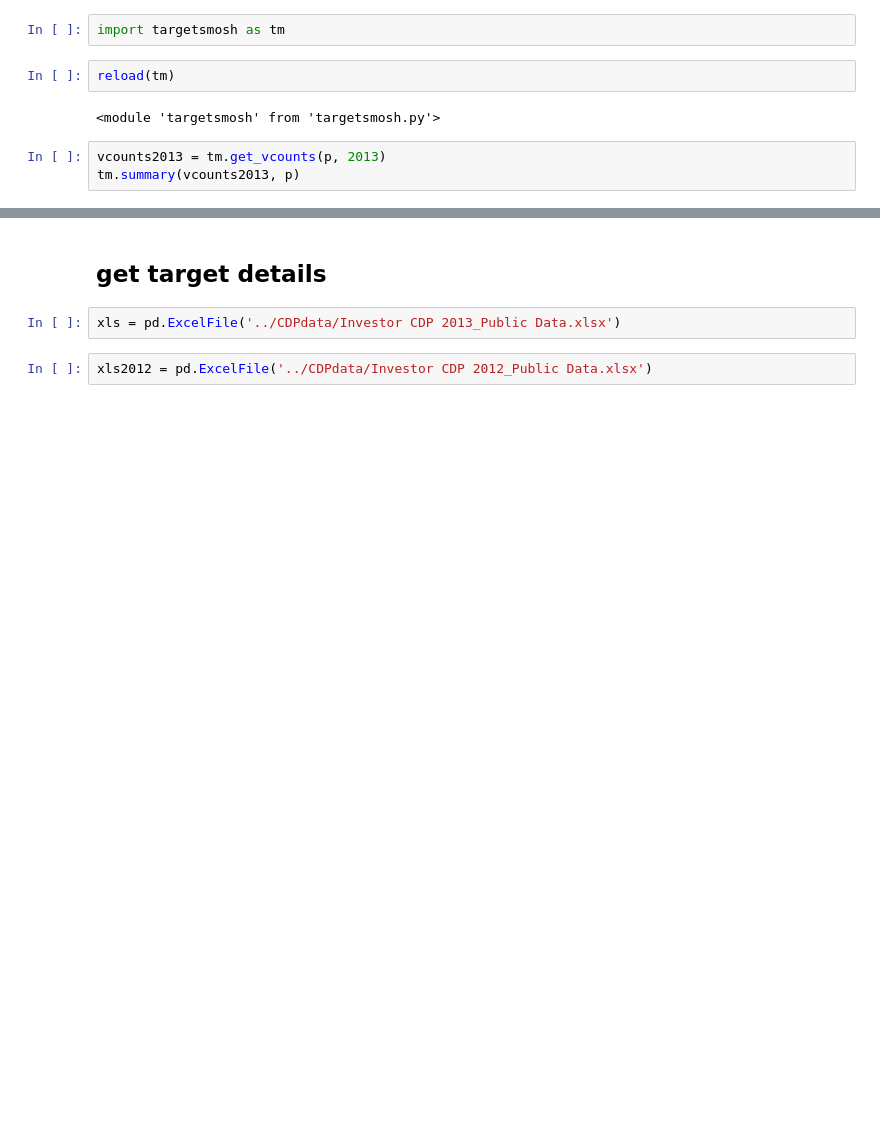
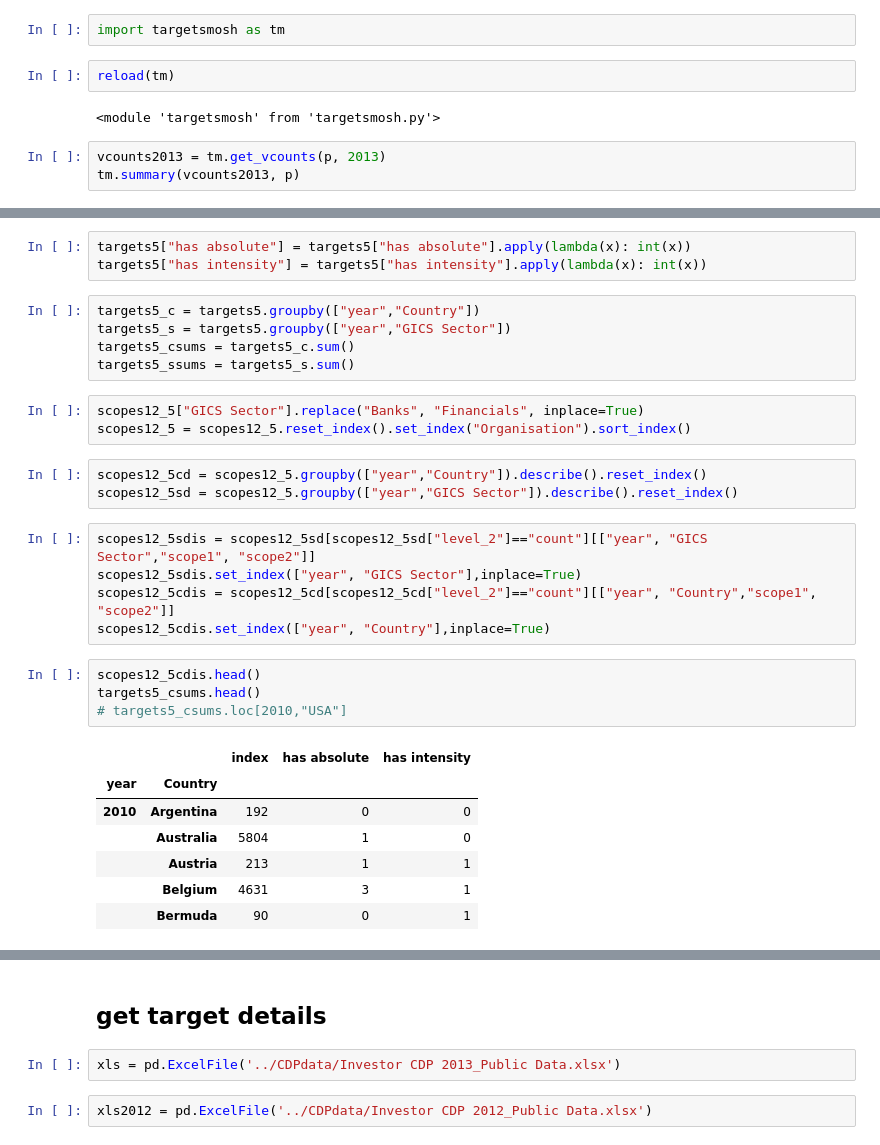
Before and after one commit to mirthbottle/ghg, a Jupyter notebook: company goals.ipynb, the cells around one changed output, grey strips where cells are left out. Drawn from its saved outputs; the diff is of its cells as text; blank space fills up the shorter version.

```diff
--- a/company goals.ipynb
+++ b/company goals.ipynb
@@ -77,0 +122,31 @@ targets2012.head()
+# %%
+targets5["has absolute"] = targets5["has absolute"].apply(lambda(x): int(x))
+targets5["has intensity"] = targets5["has intensity"].apply(lambda(x): int(x))
+# %%
+targets5_c = targets5.groupby(["year","Country"])
+targets5_s = targets5.groupby(["year","GICS Sector"])
+targets5_csums = targets5_c.sum()
+targets5_ssums = targets5_s.sum()
+# %%
+scopes12_5["GICS Sector"].replace("Banks", "Financials", inplace=True)
+scopes12_5 = scopes12_5.reset_index().set_index("Organisation").sort_index()
+# %%
+scopes12_5cd = scopes12_5.groupby(["year","Country"]).describe().reset_index()
+scopes12_5sd = scopes12_5.groupby(["year","GICS Sector"]).describe().reset_index()
+# %%
+scopes12_5sdis = scopes12_5sd[scopes12_5sd["level_2"]=="count"][["year", "GICS Sector","scope1", "scope2"]]
+scopes12_5sdis.set_index(["year", "GICS Sector"],inplace=True)
+scopes12_5cdis = scopes12_5cd[scopes12_5cd["level_2"]=="count"][["year", "Country","scope1", "scope2"]]
+scopes12_5cdis.set_index(["year", "Country"],inplace=True)
+# %%
+scopes12_5cdis.head()
+targets5_csums.head()
+# targets5_csums.loc[2010,"USA"]
+# %% [output]
+|  |  | index | has absolute | has intensity |
+| year | Country |  |  |  |
+| 2010 | Argentina | 192 | 0 | 0 |
+|  | Australia | 5804 | 1 | 0 |
+|  | Austria | 213 | 1 | 1 |
+|  | Belgium | 4631 | 3 | 1 |
+|  | Bermuda | 90 | 0 | 1 |
```
Also changed, not shown: parts of 44 cells of this notebook, 4 other files.
